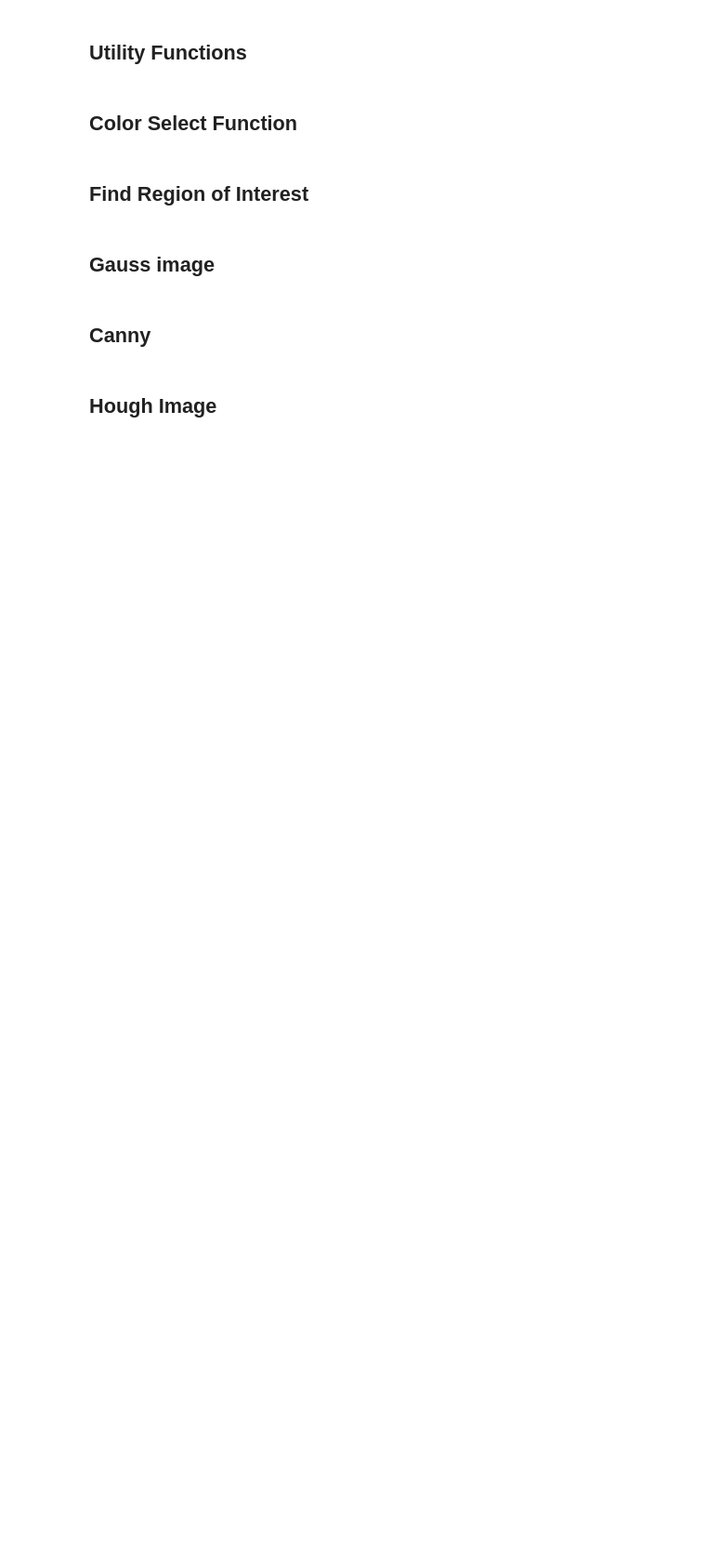
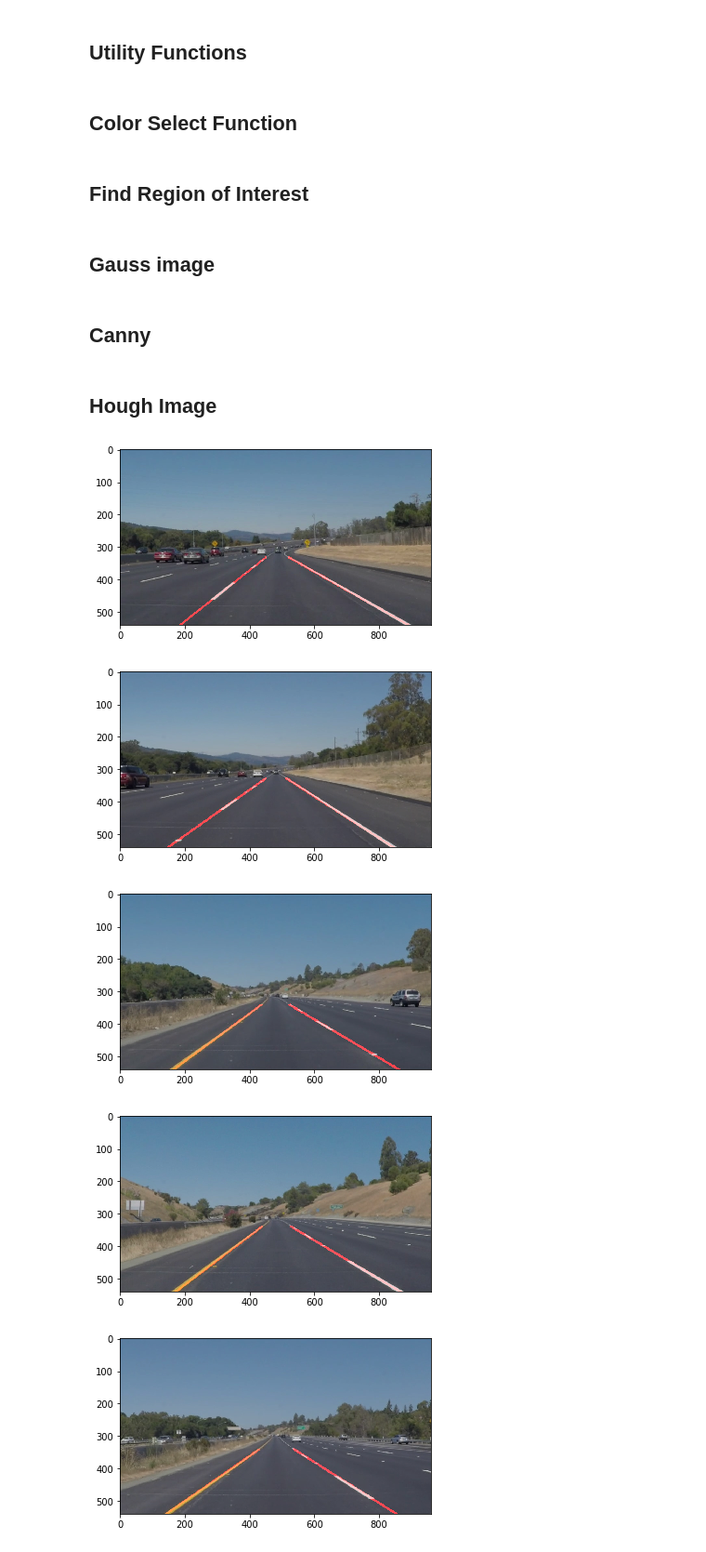
Before and after one commit to hbutler97/Finding-Lane-Lines, a Jupyter notebook: my_P1.ipynb, the cells around one changed output. Shown: that part at 93% size. Drawn from its saved outputs; the diff is of its cells as text; code cells hidden in the pictures; blank space fills up the shorter version.

```diff
--- a/my_P1.ipynb
+++ b/my_P1.ipynb
@@ -303,7 +248,7 @@ def hough_image(img):
     rho = 1
     theta = np.pi/180
     threshold = 10
-    min_line_length = 1
+    min_line_length = 10
     max_line_gap = 100
 
     return hough_lines(img, rho, theta, threshold, min_line_length, max_line_gap)
@@ -325,18 +270,21 @@ def image_pipeline(path, display=False):
 # %%
 # TODO: Build your pipeline that will draw lane lines on the test_images
 # then save them to the test_images directory.
 import os
 
-# TODO Add exceptions to handle errors so you can change back to the original directory
-# TODO Remove full path
-cwd = os.getcwd()
-test_image_dir = "/home/hbutler/udacity/Finding-Lane-Lines/test_images/"
-test_output_dir = "/home/hbutler/udacity/Finding-Lane-Lines/test_images_output/"
-os.chdir(test_image_dir)
-file_list = os.listdir(".")
+test_image_dir = os.getcwd() + "/test_images/"
+test_output_dir = os.getcwd() + "/test_images_output/"
+
+file_list = os.listdir(test_image_dir)
+
 for image_file in file_list:
-    #image = image_pipeline(image_file, image_file == 'solidWhiteRight.jpg')
-    image = image_pipeline(image_file)
-    #display_image(image)
+    #image = image_pipeline(test_image_dir + image_file, image_file == 'solidWhiteRight.jpg')
+    image = image_pipeline(test_image_dir + image_file)
+    display_image(image)
     mpimg.imsave(test_output_dir + os.path.basename(image_file) + ".png", image)
-os.chdir(cwd)
+# %% [output]
+[figure, added]
+[figure, added]
+[figure, added]
+[figure, added]
+[figure, added]
```
Also changed, not shown: parts of 28 cells of this notebook, 1 other file.
